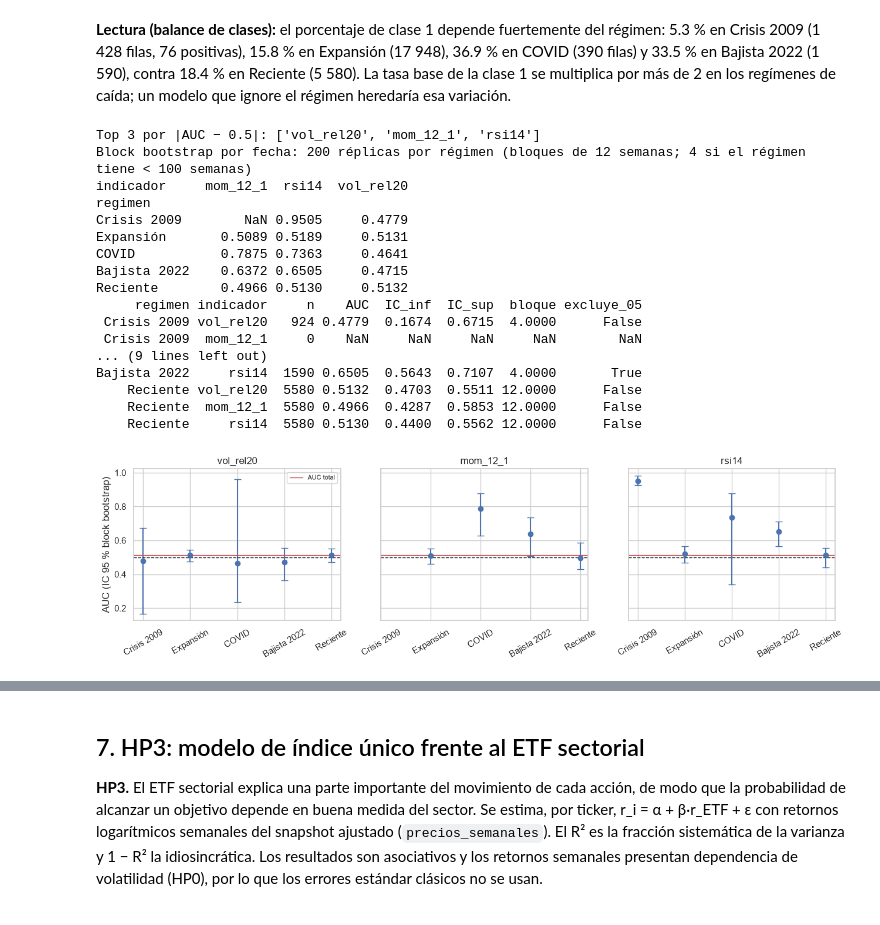
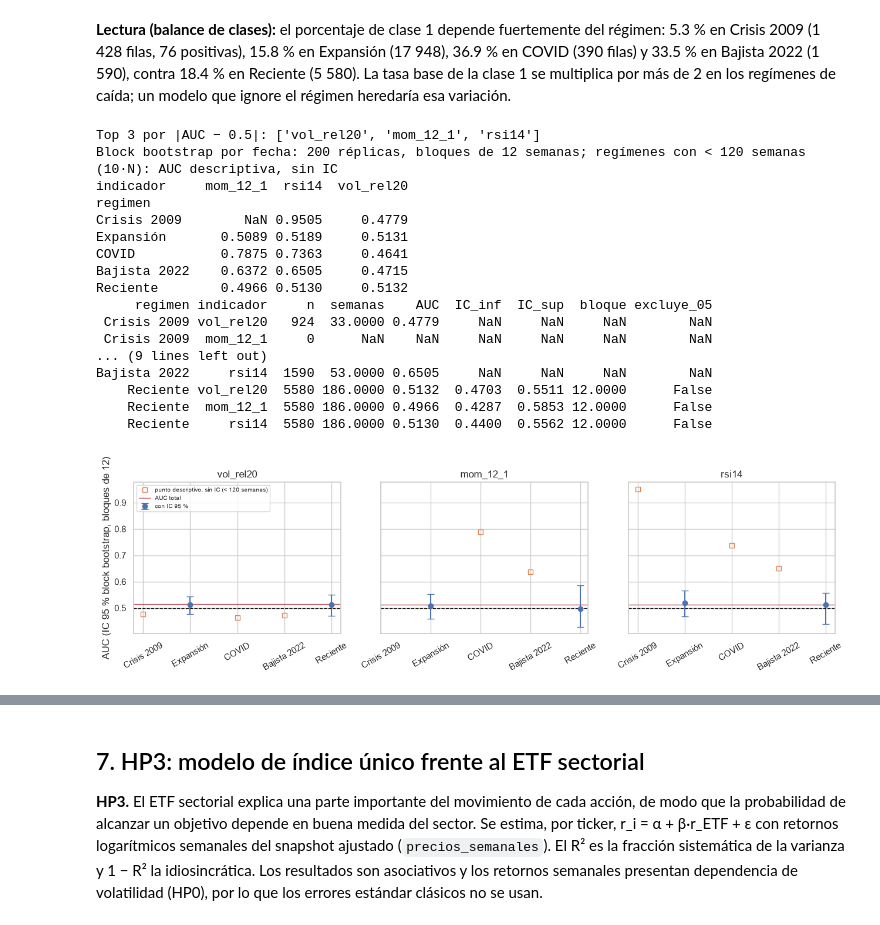
Before and after one commit to louis97/asistente-financiero, a Jupyter notebook: notebooks/04_eda_relaciones.ipynb, the cells around one changed output, grey strips where cells are left out. Cells and saved outputs as stored; diff of their text form; code cells hidden in the pictures.

Commit message:
fix(nb04): IC por régimen sin bloques cortos, AUC de 2009, censura y criterio de HF2

```diff
--- a/notebooks/04_eda_relaciones.ipynb
+++ b/notebooks/04_eda_relaciones.ipynb
@@ -544,10 +567,11 @@ Reciente       5580      0.1837      1025     -0.1743
 # %%
 TOP3 = tab_auc.assign(d=(tab_auc.AUC - .5).abs()).sort_values("d", ascending=False).index[:3].tolist()
 print("Top 3 por |AUC − 0.5|:", TOP3)
+MIN_SEM = 10 * 12   # 10·N semanas (N = 12): mínimo para un IC por régimen
 def auc_boot(sub, c, reps=200, sem_=7):
     """Block bootstrap por FECHA: bloques contiguos de semanas comunes a todos los tickers (conserva la dependencia transversal)."""
     r = np.random.default_rng(sem_); fechas = np.sort(sub.fecha.unique()); nd = len(fechas)
-    L = 12 if nd >= 100 else 4; pos = {f: g.to_numpy() for f, g in sub.groupby("fecha").groups.items()}
+    L = 12; pos = {f: g.to_numpy() for f, g in sub.groupby("fecha").groups.items()}
     ys, xs = sub[Y].to_numpy(), sub[c].to_numpy(); a0 = roc_auc_score(ys, xs); bs = np.full(reps, np.nan)
     for b in range(reps):
         ini = r.integers(0, nd - L + 1, int(np.ceil(nd / L)))
@@ -559,14 +583,17 @@ for rg_ in orden:
     for c in TOP3:
         sub = D2[(D2.regimen == rg_) & D2[c].notna()].reset_index(drop=True)
         if len(sub) < 300: filas.append(dict(regimen=rg_, indicador=c, n=len(sub))); continue
+        sem_reg = sub.fecha.nunique()
+        if sem_reg < MIN_SEM:   # menos de 10·N semanas: AUC como punto descriptivo, sin IC (04 §4.4)
+            filas.append(dict(regimen=rg_, indicador=c, n=len(sub), semanas=sem_reg, AUC=roc_auc_score(sub[Y], sub[c]))); continue
         a0, l, h, L = auc_boot(sub, c)
-        filas.append(dict(regimen=rg_, indicador=c, n=len(sub), AUC=a0, IC_inf=l, IC_sup=h, bloque=L, excluye_05=(l > .5) or (h < .5)))
-tab_reg = pd.DataFrame(filas); print("Block bootstrap por fecha: 200 réplicas por régimen (bloques de 12 semanas; 4 si el régimen tiene < 100 semanas)")
+        filas.append(dict(regimen=rg_, indicador=c, n=len(sub), semanas=sem_reg, AUC=a0, IC_inf=l, IC_sup=h, bloque=L, excluye_05=(l > .5) or (h < .5)))
+tab_reg = pd.DataFrame(filas); print(f"Block bootstrap por fecha: 200 réplicas, bloques de 12 semanas; regímenes con < {MIN_SEM} semanas (10·N): AUC descriptiva, sin IC")
 print(tab_reg.pivot(index="regimen", columns="indicador", values="AUC").loc[orden])
 print(tab_reg.to_string(index=False))
 # %% [output]
 Top 3 por |AUC − 0.5|: ['vol_rel20', 'mom_12_1', 'rsi14']
-Block bootstrap por fecha: 200 réplicas por régimen (bloques de 12 semanas; 4 si el régimen tiene < 100 semanas)
+Block bootstrap por fecha: 200 réplicas, bloques de 12 semanas; regímenes con < 120 semanas (10·N): AUC descriptiva, sin IC
 indicador     mom_12_1  rsi14  vol_rel20
 regimen
 Crisis 2009        NaN 0.9505     0.4779
@@ -574,23 +601,25 @@ Expansión       0.5089 0.5189     0.5131
 COVID           0.7875 0.7363     0.4641
 Bajista 2022    0.6372 0.6505     0.4715
 Reciente        0.4966 0.5130     0.5132
-     regimen indicador     n    AUC  IC_inf  IC_sup  bloque excluye_05
- Crisis 2009 vol_rel20   924 0.4779  0.1674  0.6715  4.0000      False
- Crisis 2009  mom_12_1     0    NaN     NaN     NaN     NaN        NaN
+     regimen indicador     n  semanas    AUC  IC_inf  IC_sup  bloque excluye_05
+ Crisis 2009 vol_rel20   924  33.0000 0.4779     NaN     NaN     NaN        NaN
+ Crisis 2009  mom_12_1     0      NaN    NaN     NaN     NaN     NaN        NaN
 ... (9 lines left out)
-Bajista 2022     rsi14  1590 0.6505  0.5643  0.7107  4.0000       True
-    Reciente vol_rel20  5580 0.5132  0.4703  0.5511 12.0000      False
-    Reciente  mom_12_1  5580 0.4966  0.4287  0.5853 12.0000      False
-    Reciente     rsi14  5580 0.5130  0.4400  0.5562 12.0000      False
+Bajista 2022     rsi14  1590  53.0000 0.6505     NaN     NaN     NaN        NaN
+    Reciente vol_rel20  5580 186.0000 0.5132  0.4703  0.5511 12.0000      False
+    Reciente  mom_12_1  5580 186.0000 0.4966  0.4287  0.5853 12.0000      False
+    Reciente     rsi14  5580 186.0000 0.5130  0.4400  0.5562 12.0000      False
 # %%
 fig, ax = plt.subplots(1, 3, figsize=(13, 3.8), sharey=True)
 for a, c in zip(ax, TOP3):
     g = tab_reg[tab_reg.indicador == c].set_index("regimen").loc[orden]
-    a.errorbar(range(len(orden)), g.AUC, yerr=[(g.AUC - g.IC_inf).clip(lower=0), (g.IC_sup - g.AUC).clip(lower=0)], fmt="o", capsize=4)
+    ci = g.IC_inf.notna().to_numpy(); xs_ = np.arange(len(orden))
+    a.errorbar(xs_[ci], g.AUC[ci], yerr=[(g.AUC - g.IC_inf).clip(lower=0)[ci], (g.IC_sup - g.AUC).clip(lower=0)[ci]], fmt="o", capsize=4, label="con IC 95 %")
+    a.plot(xs_[~ci], g.AUC[~ci], "s", color="C1", mfc="none", label="punto descriptivo, sin IC (< 120 semanas)")
     a.axhline(.5, color="k", ls="--", lw=1); a.axhline(tab_auc.loc[c, "AUC"], color="C3", lw=1, label="AUC total")
     a.set_xticks(range(len(orden))); a.set_xticklabels([o.replace(" (cola)", "") for o in orden], rotation=30); a.set_title(c)
-ax[0].set_ylabel("AUC (IC 95 % block bootstrap)"); ax[0].legend(fontsize=8); fig.tight_layout()
+ax[0].set_ylabel("AUC (IC 95 % block bootstrap, bloques de 12)"); ax[0].legend(fontsize=7, loc="upper left"); fig.tight_layout()
 fig.savefig(config.DIR_ASSETS / "nb04_auc_por_regimen.png", dpi=150, bbox_inches="tight"); plt.show()
 # %% [output]
-[figure, old version]
+[figure, new version]
 # %% [markdown]
```
Also changed, not shown: parts of 7 cells of this notebook, 5 other files.
